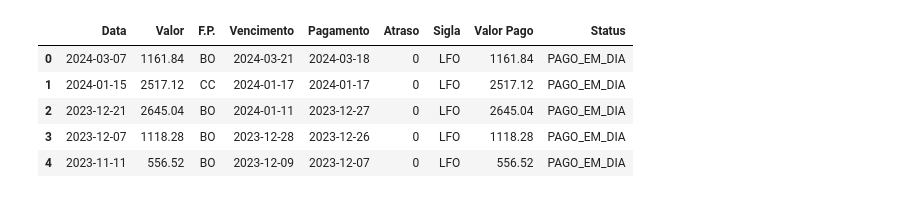
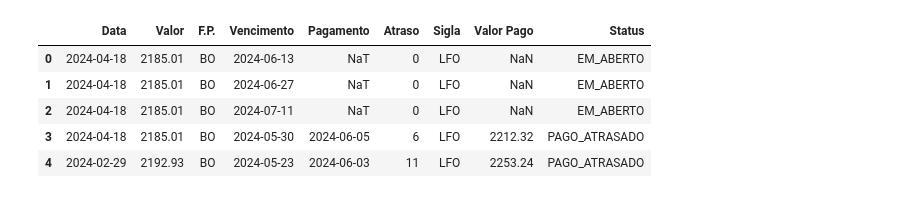
Before and after one commit to Lucasscheere/analise_de_credito, a Jupyter notebook: analise2.ipynb, the cells around one changed output. Saved outputs shown, nothing was run; the diff lists cells and outputs as text; code cells hidden in the pictures.

```diff
--- a/analise2.ipynb
+++ b/analise2.ipynb
@@ -7,14 +9,14 @@ py.init_notebook_mode(connected=False)
 # %% [output]
 [interactive output not drawn]
 # %%
-df = pd.read_excel('CHAVES.xls', usecols=['Data', 'Valor', 'Vencimento','F.P.', 'Pagamento', 'Atraso', 'Status', 'Sigla', 'Valor Pago'])
+df = pd.read_excel('ANGELA.xls', usecols=['Data', 'Valor', 'Vencimento','F.P.', 'Pagamento', 'Atraso', 'Status', 'Sigla', 'Valor Pago'])
 df.head()
 # %% [output]
 |  | Data | Valor | F.P. | Vencimento | Pagamento | Atraso | Sigla | Valor Pago | Status |
-| 0 | 2024-03-07 | 1161.84 | BO | 2024-03-21 | 2024-03-18 | 0 | LFO | 1161.84 | PAGO_EM_DIA |
-| 1 | 2024-01-15 | 2517.12 | CC | 2024-01-17 | 2024-01-17 | 0 | LFO | 2517.12 | PAGO_EM_DIA |
-| 2 | 2023-12-21 | 2645.04 | BO | 2024-01-11 | 2023-12-27 | 0 | LFO | 2645.04 | PAGO_EM_DIA |
-| 3 | 2023-12-07 | 1118.28 | BO | 2023-12-28 | 2023-12-26 | 0 | LFO | 1118.28 | PAGO_EM_DIA |
-| 4 | 2023-11-11 | 556.52 | BO | 2023-12-09 | 2023-12-07 | 0 | LFO | 556.52 | PAGO_EM_DIA |
+| 0 | 2024-04-18 | 2185.01 | BO | 2024-06-13 | NaT | 0 | LFO | NaN | EM_ABERTO |
+| 1 | 2024-04-18 | 2185.01 | BO | 2024-06-27 | NaT | 0 | LFO | NaN | EM_ABERTO |
+| 2 | 2024-04-18 | 2185.01 | BO | 2024-07-11 | NaT | 0 | LFO | NaN | EM_ABERTO |
+| 3 | 2024-04-18 | 2185.01 | BO | 2024-05-30 | 2024-06-05 | 6 | LFO | 2212.32 | PAGO_ATRASADO |
+| 4 | 2024-02-29 | 2192.93 | BO | 2024-05-23 | 2024-06-03 | 11 | LFO | 2253.24 | PAGO_ATRASADO |
 # %%
 #Removendo os pedidos da TM  e à vista
```
Also changed, not shown: parts of 7 cells of this notebook.
